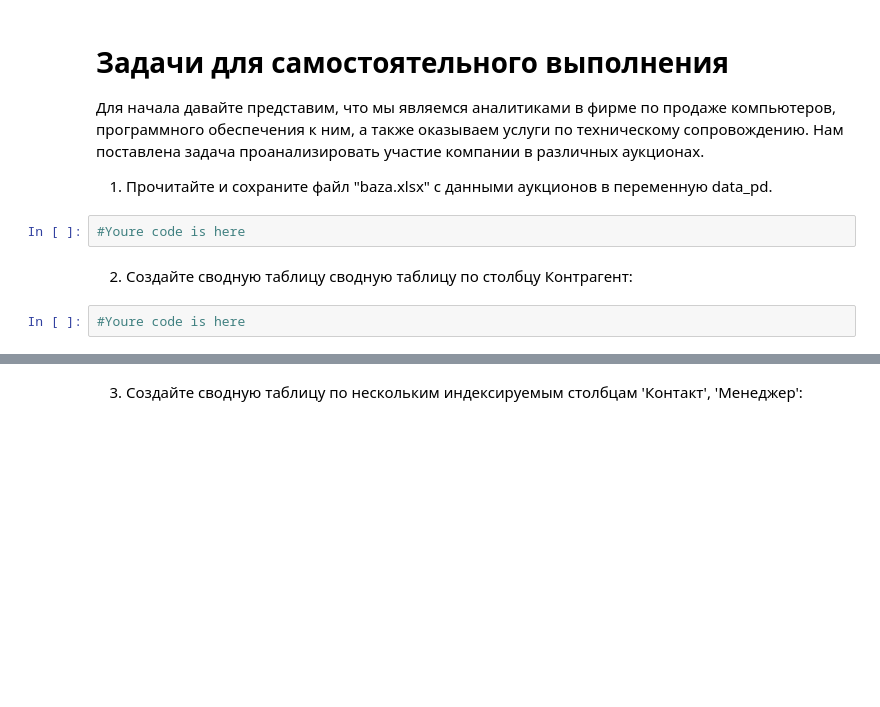
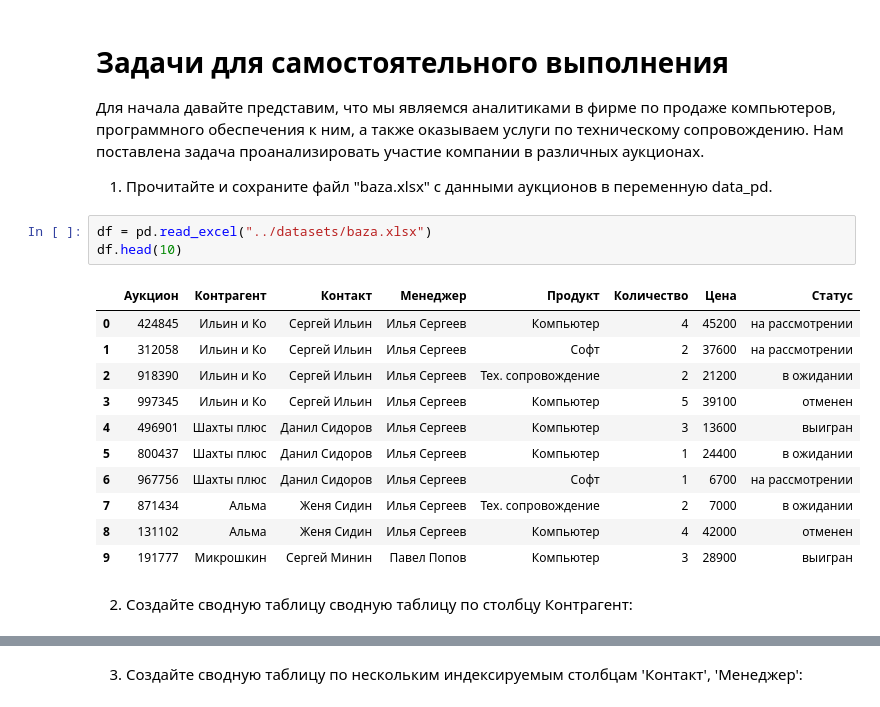
Before and after one commit to Zanavez/AnalysisTasks, a Jupyter notebook: tasks/blocknote7_abramov.ipynb, the cells around one changed output, grey strips where cells are left out. Cells and saved outputs as stored; diff of their text form; blank space fills up the shorter version.

```diff
--- a/tasks/blocknote7_abramov.ipynb
+++ b/tasks/blocknote7_abramov.ipynb
@@ -132,9 +256,20 @@ SpecificationError: nested renamer is not supported
 Для начала давайте представим, что мы являемся аналитиками в фирме по продаже компьютеров, программного обеспечения к ним, а также оказываем услуги по техническому сопровождению. Нам поставлена задача проанализировать участие компании в различных аукционах.
 
 1. Прочитайте и сохраните файл "baza.xlsx" с данными аукционов в переменную data_pd.
-# %%
-#Youre code is here
+# %%
+df = pd.read_excel("../datasets/baza.xlsx")
+df.head(10)
+# %% [output]
+|  | Аукцион | Контрагент | Контакт | Менеджер | Продукт | Количество | Цена | Статус |
+| 0 | 424845 | Ильин и Ко | Сергей Ильин | Илья Сергеев | Компьютер | 4 | 45200 | на рассмотрении |
+| 1 | 312058 | Ильин и Ко | Сергей Ильин | Илья Сергеев | Софт | 2 | 37600 | на рассмотрении |
+| 2 | 918390 | Ильин и Ко | Сергей Ильин | Илья Сергеев | Тех. сопровождение | 2 | 21200 | в ожидании |
+| 3 | 997345 | Ильин и Ко | Сергей Ильин | Илья Сергеев | Компьютер | 5 | 39100 | отменен |
+| 4 | 496901 | Шахты плюс | Данил Сидоров | Илья Сергеев | Компьютер | 3 | 13600 | выигран |
+| 5 | 800437 | Шахты плюс | Данил Сидоров | Илья Сергеев | Компьютер | 1 | 24400 | в ожидании |
+| 6 | 967756 | Шахты плюс | Данил Сидоров | Илья Сергеев | Софт | 1 | 6700 | на рассмотрении |
+| 7 | 871434 | Альма | Женя Сидин | Илья Сергеев | Тех. сопровождение | 2 | 7000 | в ожидании |
+| 8 | 131102 | Альма | Женя Сидин | Илья Сергеев | Компьютер | 4 | 42000 | отменен |
+| 9 | 191777 | Микрошкин | Сергей Минин | Павел Попов | Компьютер | 3 | 28900 | выигран |
 # %% [markdown]
 2. Cоздайте сводную таблицу сводную таблицу по столбцу Контрагент:
-# %%
-#Youre code is here
```
Also changed, not shown: parts of 30 cells of this notebook.
